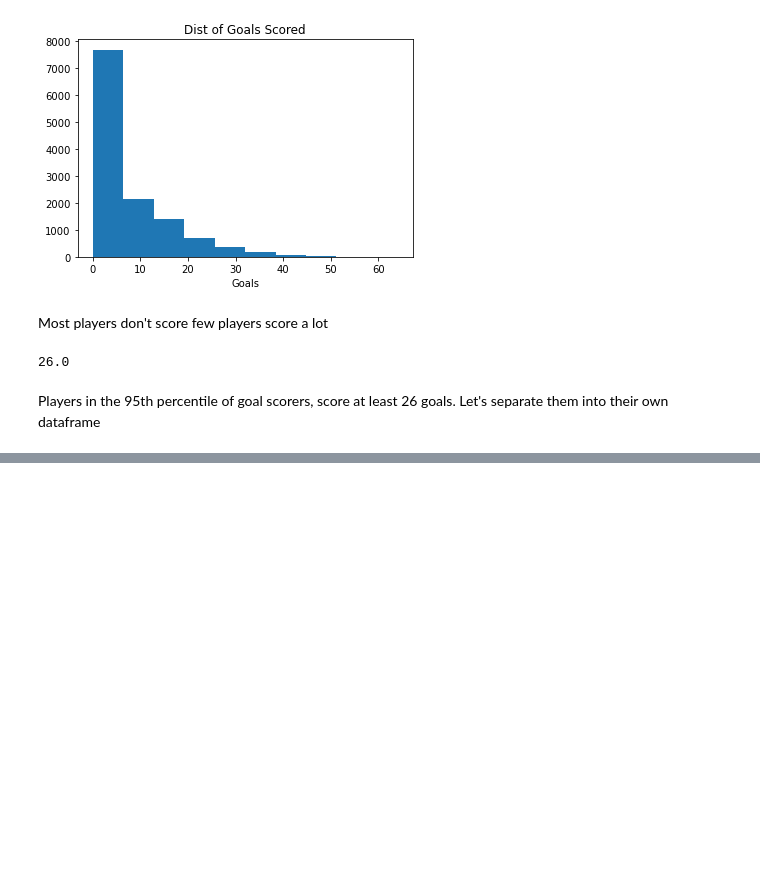
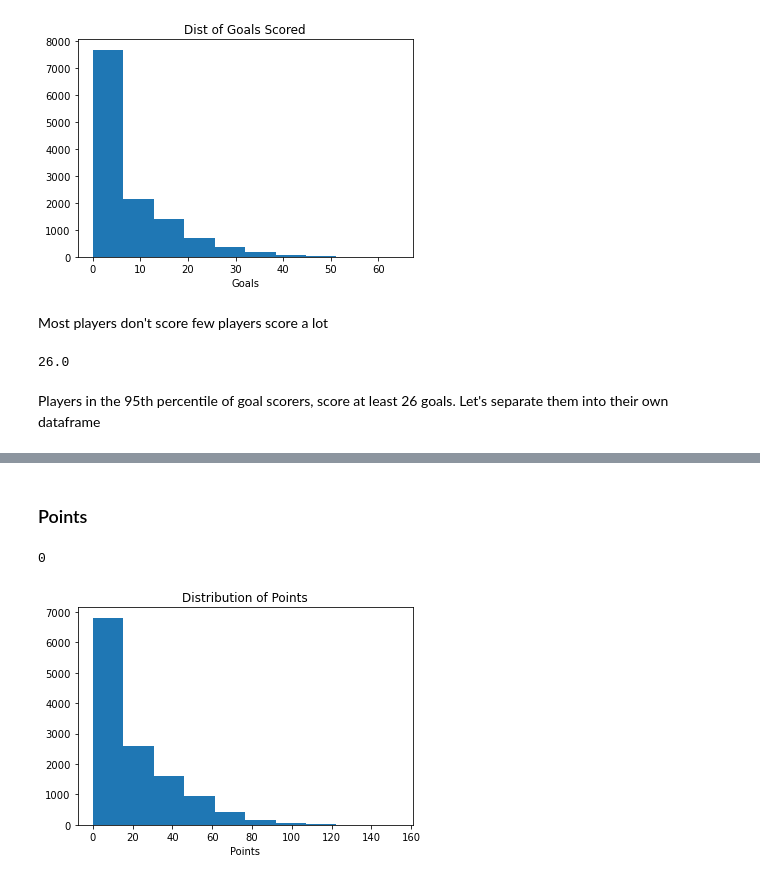
Before and after one commit to lukekerwin/DS-320_Project, a Jupyter notebook: Player Data/PlayerData_Cleaning.ipynb, the cells around one changed output, grey strips where cells are left out. Drawn from its saved outputs; the diff is of its cells as text; code cells hidden in the pictures; blank space fills up the shorter version.

```diff
--- a/Player Data/PlayerData_Cleaning.ipynb
+++ b/Player Data/PlayerData_Cleaning.ipynb
@@ -542,0 +620,13 @@ Name: Pos, dtype: int64
+# %% [markdown]
+### Points
+# %%
+PlayerStats['PTS'].isnull().sum()
+# %% [output]
+0
+# %%
+plt.hist(PlayerStats['PTS'])
+plt.title("Distribution of Points")
+plt.xlabel("Points")
+plt.show()
+# %% [output]
+[figure, added]
```
Also changed, not shown: parts of 38 cells of this notebook.
